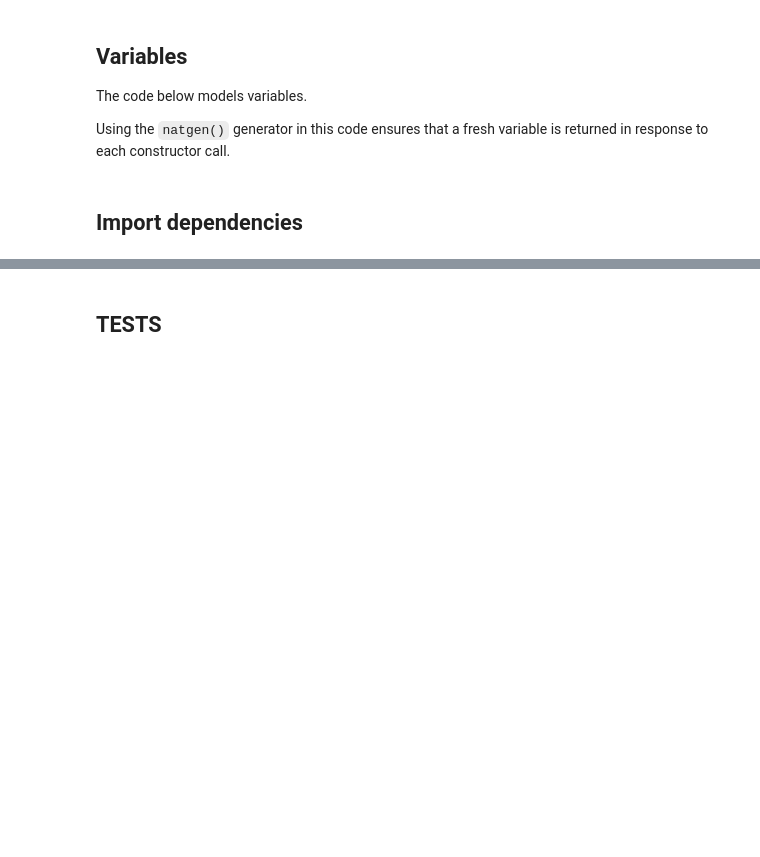
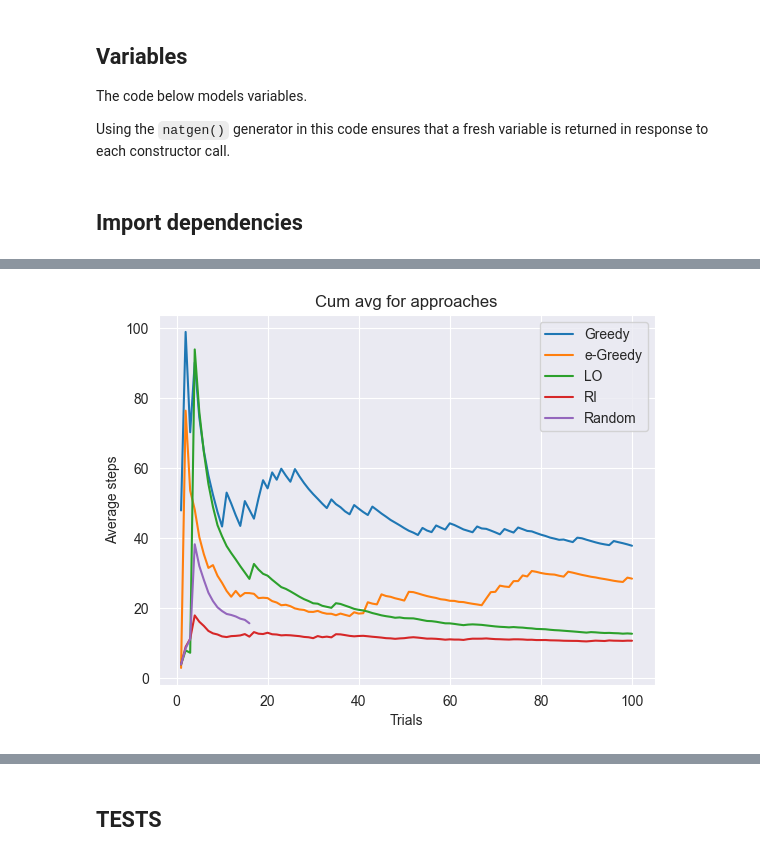
Before and after one commit to alex-deineha/pure-calculus, a Jupyter notebook: src/tests_2/pure_calculus_vs_greedy.ipynb, the cells around one changed output, grey strips where cells are left out. Saved outputs shown, nothing was run; the diff lists cells and outputs as text; code cells hidden in the pictures; blank space fills up the shorter version.

```diff
--- a/src/tests_2/pure_calculus_vs_greedy.ipynb
+++ b/src/tests_2/pure_calculus_vs_greedy.ipynb
@@ -193 +112,11 @@ def draw_hist_(data):
+# %%
+comp_data = {"Greedy":   (rewards_greedy, "-"),
+             "e-Greedy": (rewards_e_greedy, "-"),
+             "LO":       (stepsLO, "-"),
+             "RI":       (stepsRI, "-"),
+             "Random":   (stepsRand, "-")}
+# %%
+draw_cumulative_avg_comparison(comp_data)
+# %% [output]
+[figure, added]
 # %%
```
Also changed, not shown: parts of 19 cells of this notebook, 1 other file.
